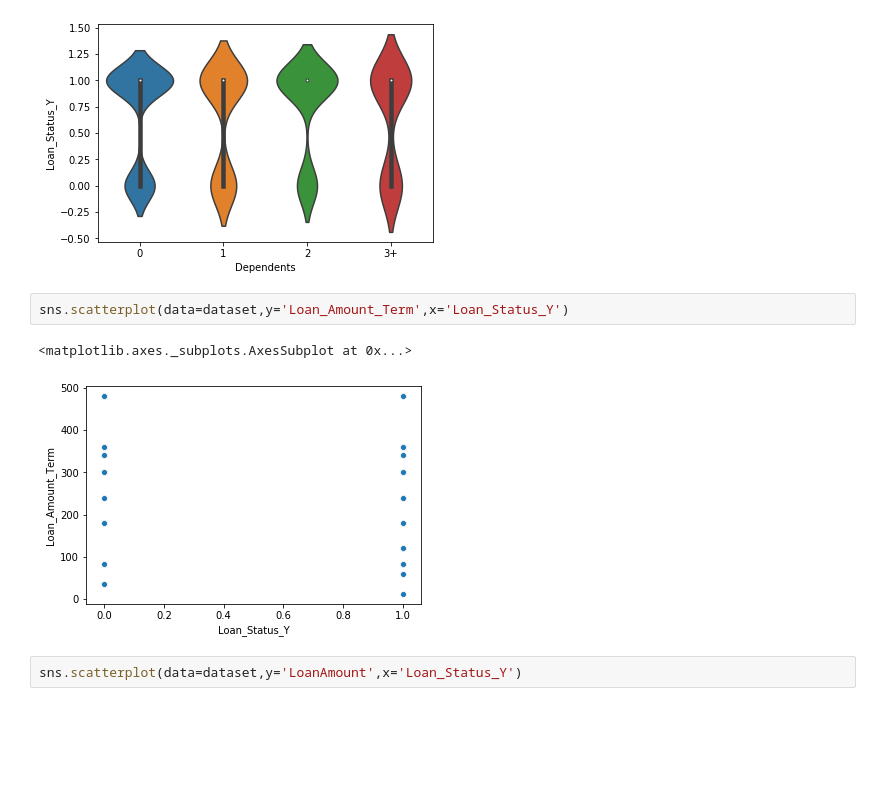
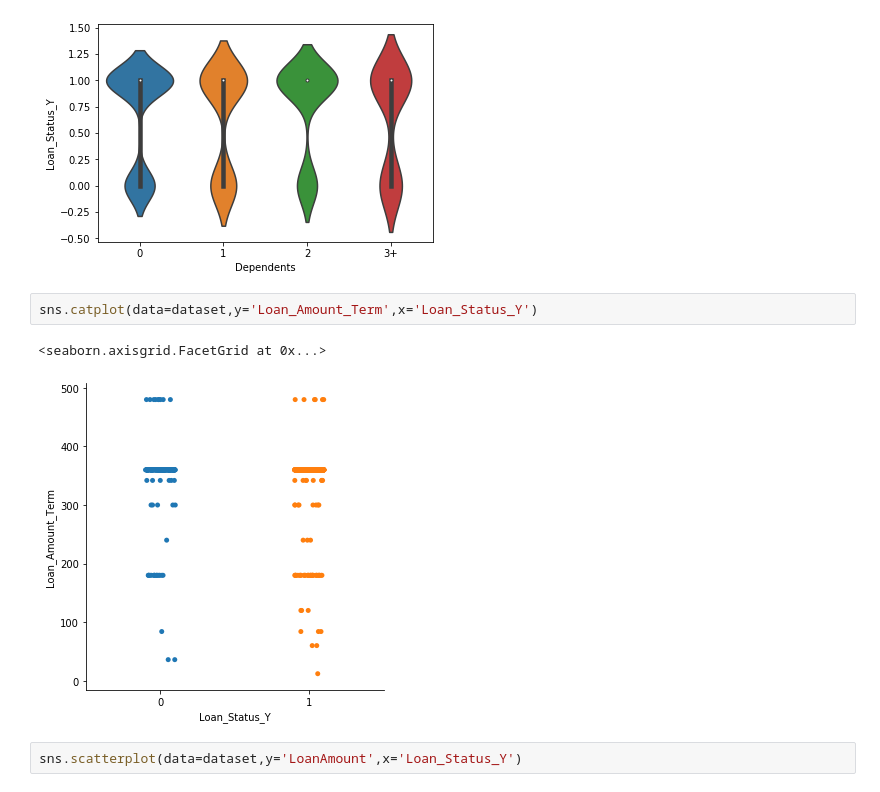
Before and after one commit to pragssss26/Loan_Prediction, a Jupyter notebook: Data_Analysis.ipynb, the cells around one changed output. Saved outputs shown, nothing was run; the diff lists cells and outputs as text; blank space fills up the shorter version.

Commit message:
data analysis

```diff
--- a/Data_Analysis.ipynb
+++ b/Data_Analysis.ipynb
@@ -42,10 +42,10 @@ sns.violinplot(data=dataset,x='Dependents',y='Loan_Status_Y')
 <matplotlib.axes._subplots.AxesSubplot at 0x...>
 [figure]
 # %%
-sns.scatterplot(data=dataset,y='Loan_Amount_Term',x='Loan_Status_Y')
+sns.catplot(data=dataset,y='Loan_Amount_Term',x='Loan_Status_Y')
 # %% [output]
-<matplotlib.axes._subplots.AxesSubplot at 0x...>
+<seaborn.axisgrid.FacetGrid at 0x...>
-[figure, old version]
+[figure, new version]
 # %%
 sns.scatterplot(data=dataset,y='LoanAmount',x='Loan_Status_Y')
 # %% [output]
```
Also changed, not shown: parts of 5 cells of this notebook.
